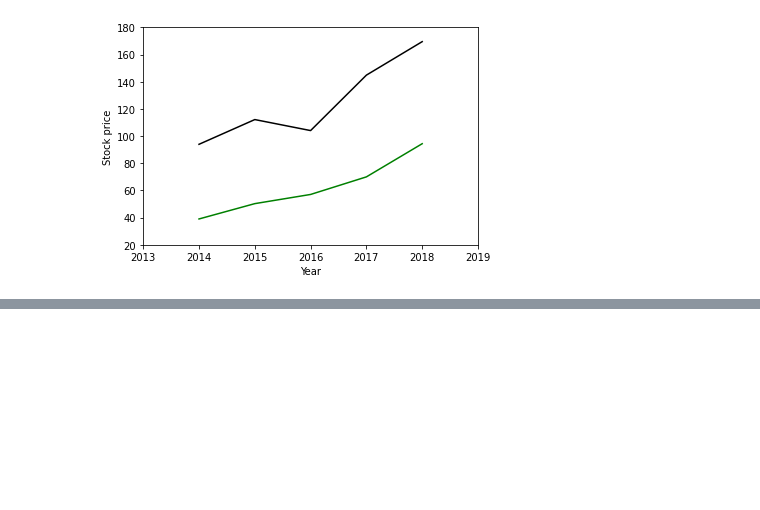
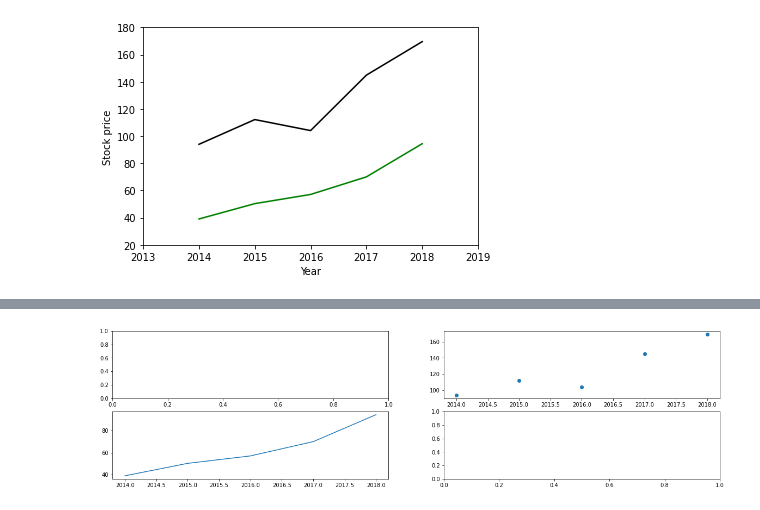
Before and after one commit to arshadm12/MLBasics, a Jupyter notebook: matplot_pyplot.ipynb, the cells around one changed output, grey strips where cells are left out. Cells and saved outputs as stored; diff of their text form; code cells hidden in the pictures; blank space fills up the shorter version.

```diff
--- a/matplot_pyplot.ipynb
+++ b/matplot_pyplot.ipynb
@@ -27,0 +56,8 @@ plt.show()
+# %%
+# To create subplots faster
+fig_2, axes = plt.subplots(2, 2, figsize=(20, 5))
+axes[0,1].scatter(year, apl_price)
+axes[1,0].plot(year, ms_price)
+plt.show()
+# %% [output]
+[figure, added]
```
Also changed, not shown: parts of 4 cells of this notebook.
